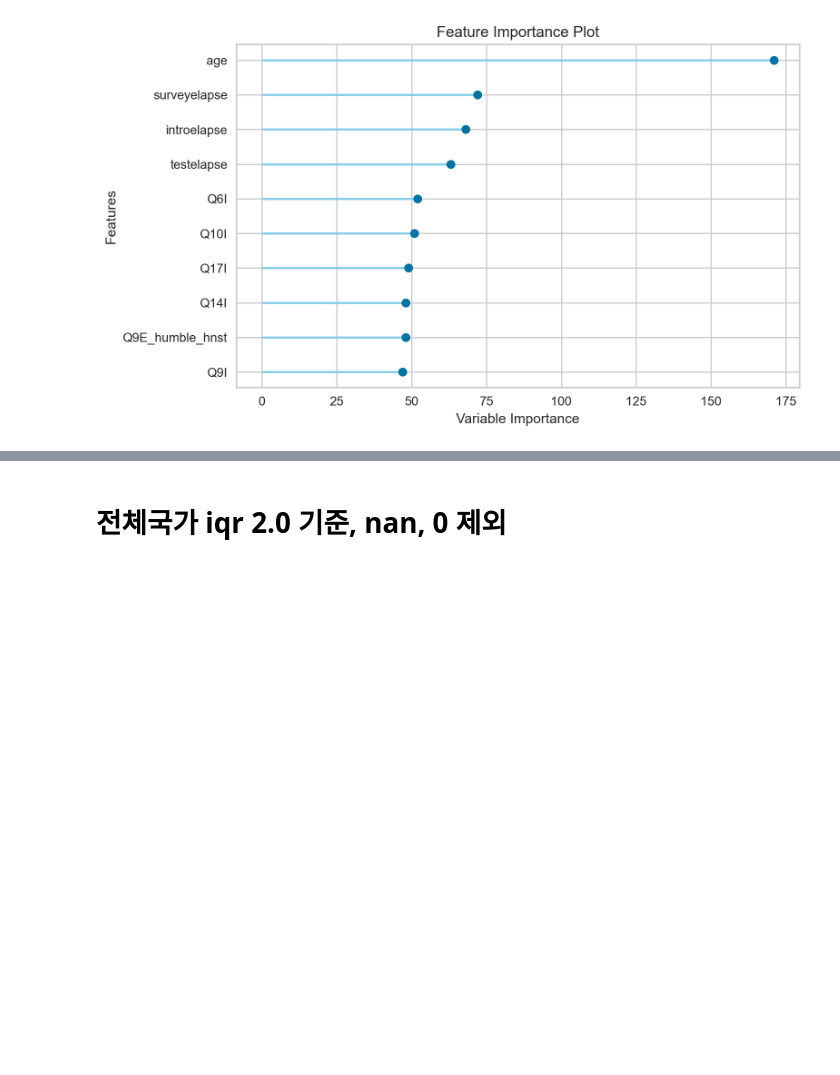
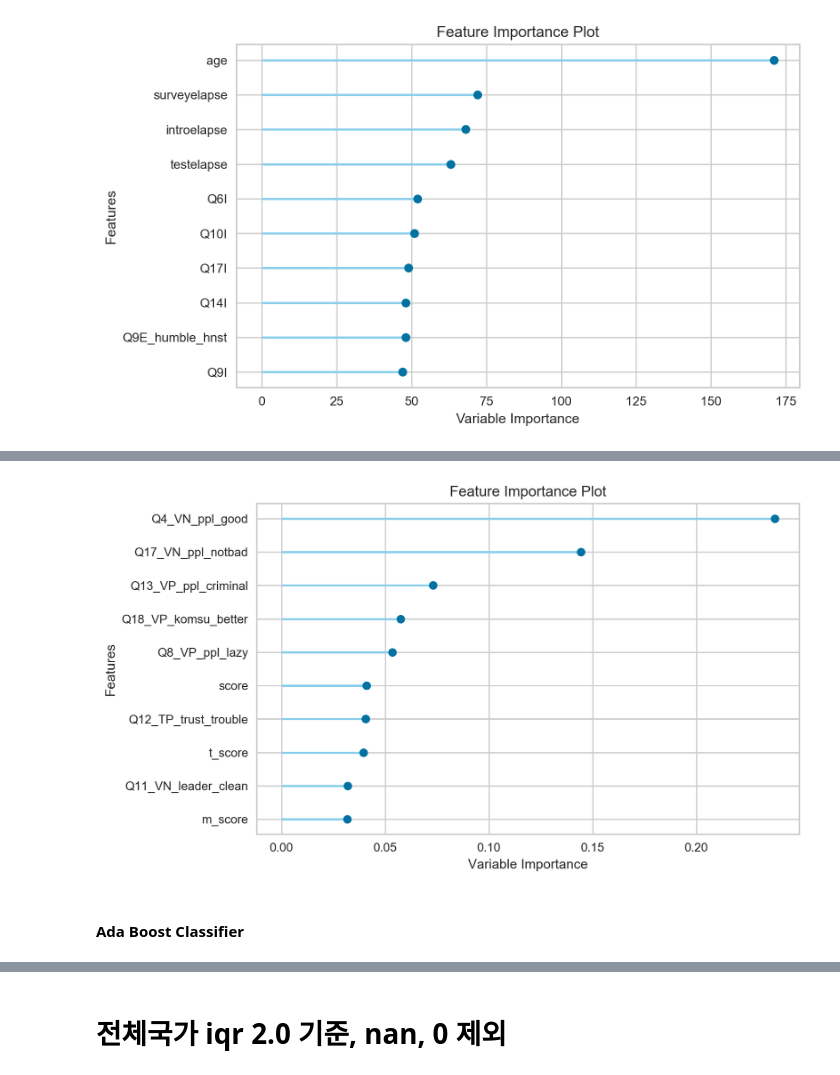
Before and after one commit to dss-14th/ml-repo-3, a Jupyter notebook: yong's/modeling_yong.ipynb, the cells around one changed output, grey strips where cells are left out. Saved outputs shown, nothing was run; the diff lists cells and outputs as text; code cells hidden in the pictures; blank space fills up the shorter version.

```diff
--- a/yong's/modeling_yong.ipynb
+++ b/yong's/modeling_yong.ipynb
@@ -593,0 +933,2 @@ plot_model(estimator = lightgbm, plot = 'feature')
+# %%
+gbc=create_model("gbc")
@@ -593,0 +949,6 @@ plot_model(estimator = lightgbm, plot = 'feature')
+# %%
+plot_model(estimator = gbc, plot = 'feature')
+# %% [output]
+[figure, added]
+# %% [markdown]
+#### Ada Boost Classifier
```
Also changed, not shown: parts of 38 cells of this notebook, 4 other files.
